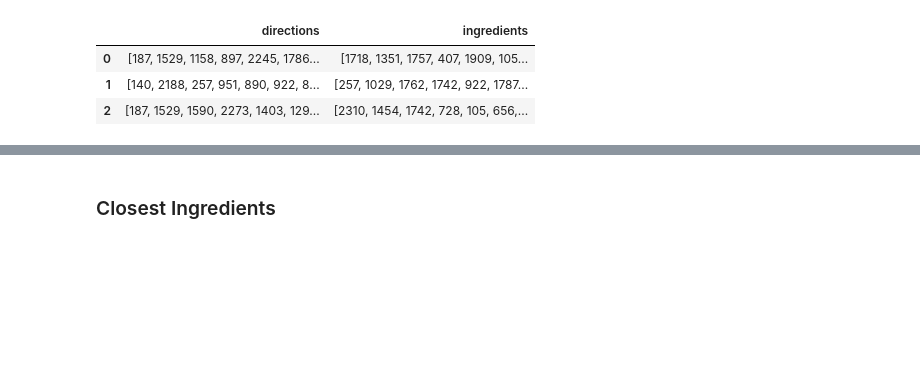
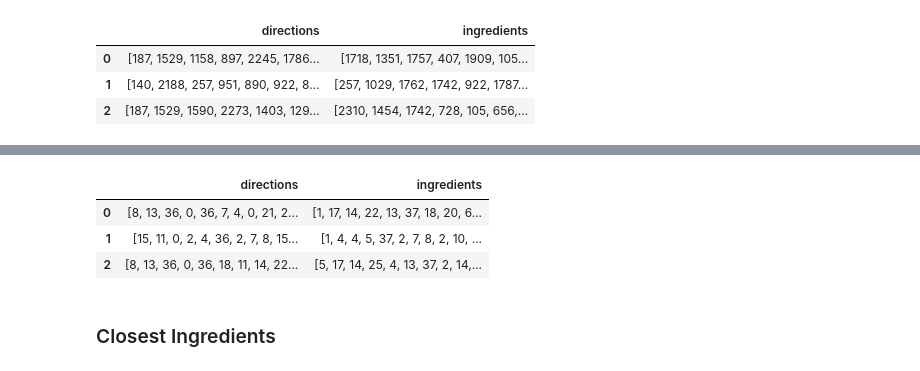
Before and after one commit to evan-ng/recipe, a Jupyter notebook: tastebud.ipynb, the cells around one changed output, grey strips where cells are left out. Drawn from its saved outputs; the diff is of its cells as text; code cells hidden in the pictures; blank space fills up the shorter version.

Commit message:
Add char indexing to directions and ingredients

```diff
--- a/tastebud.ipynb
+++ b/tastebud.ipynb
@@ -315,0 +320,18 @@ indexed_ngl_df[:3]
+# %%
+char_indexed_directions = []
+for i, row in tokenized_ngl_df.iterrows():
+    direction = []
+    for word in row.combined_directions:
+        if word in ['\n', '<EOS>']:
+            direction.append(char_vocab_stoi[word])
+        else:
+            for char in word:
+                if char in char_vocab:
+                    direction.append(char_vocab_stoi[char])
+            direction.append(char_vocab_stoi[' '])
+
+    char_indexed_directions.append(direction)
+
+print(char_indexed_directions[8])
+for char in char_indexed_directions[8]:
+    print(char_vocab_itos[char], end = '')
@@ -315,0 +348,18 @@ indexed_ngl_df[:3]
+# %%
+char_indexed_ingredients = []
+for i, row in tokenized_ngl_df.iterrows():
+    ingredients = []
+    for ingredient_list in row.token_NER:
+        for word in ingredient_list:
+            if word in ['\n', '<EOS>']:
+                ingredients.append(char_vocab_stoi[word])
+            else:
+                for char in word:
+                    if char in char_vocab:
+                        ingredients.append(char_vocab_stoi[char])
+                ingredients.append(char_vocab_stoi['\n'])
+    char_indexed_ingredients.append(ingredients)
+
+print(char_indexed_ingredients[8])
+for char in char_indexed_ingredients[8]:
+    print(char_vocab_itos[char], end = '')
@@ -316,3 +376,12 @@ indexed_ngl_df[:3]
+# %%
+char_indexed_ngl_df = pd.DataFrame({'directions': char_indexed_directions, 'ingredients': char_indexed_ingredients})
+# %%
+char_indexed_ngl_df[:3]
+# %% [output]
+|  | directions | ingredients |
+| 0 | [8, 13, 36, 0, 36, 7, 4, 0, 21, 2... | [1, 17, 14, 22, 13, 37, 18, 20, 6... |
+| 1 | [15, 11, 0, 2, 4, 36, 2, 7, 8, 15... | [1, 4, 4, 5, 37, 2, 7, 8, 2, 10, ... |
+| 2 | [8, 13, 36, 0, 36, 18, 11, 14, 22... | [5, 17, 14, 25, 4, 13, 37, 2, 14,... |
 # %% [markdown]
 ### Closest Ingredients
 # %%
```
Also changed, not shown: parts of 7 cells of this notebook.
